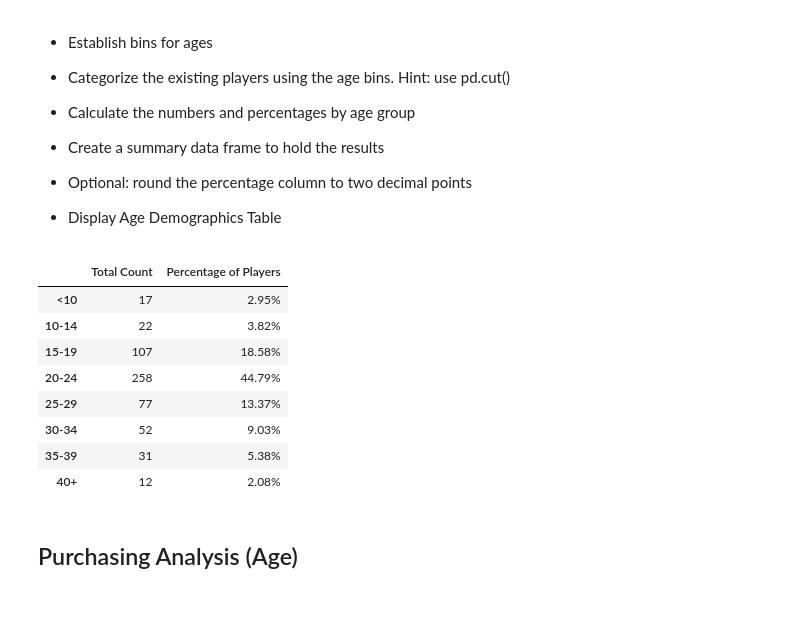
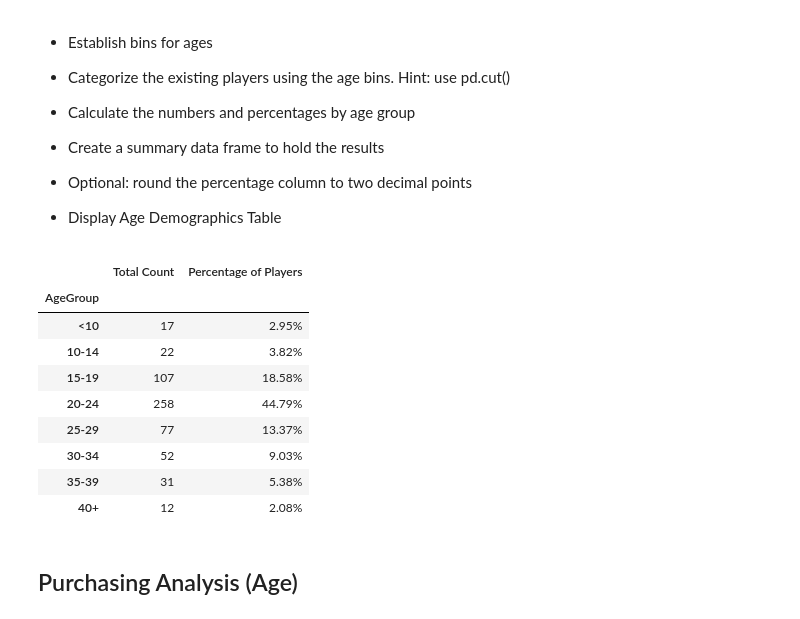
Before and after one commit to nstefanek/pandas-challenge, a Jupyter notebook: HereosOfPymoli_starter.ipynb, the cells around one changed output. Drawn from its saved outputs; the diff is of its cells as text; code cells hidden in the pictures.

```diff
--- a/HereosOfPymoli_starter.ipynb
+++ b/HereosOfPymoli_starter.ipynb
@@ -166,20 +170,40 @@ gender_purchases_summary_df
 
 
 * Display Age Demographics Table
-# %%
-#age bins
-age_bins = [0, 18, 24, 35, 50]
-age_range = []
-# %% [output]
-|  | Total Count | Percentage of Players |
-| <10 | 17 | 2.95% |
-| 10-14 | 22 | 3.82% |
-| 15-19 | 107 | 18.58% |
-| 20-24 | 258 | 44.79% |
-| 25-29 | 77 | 13.37% |
-| 30-34 | 52 | 9.03% |
-| 35-39 | 31 | 5.38% |
-| 40+ | 12 | 2.08% |
+# %%
+#create bins and groups
+bins = [0, 9, 14, 19, 24, 29, 34, 39, 50]
+groups = ["<10", "10-14", "15-19", "20-24", "25-29", "30-34", "35-39", "40+"]
+
+#add to data frame
+purchase_data["AgeGroup"] = pd.cut(purchase_data["Age"], bins, labels=groups)
+
+#group by age
+age_groups_df = purchase_data.groupby(["AgeGroup"])
+
+#calculate numbers and percentages
+age_count = age_groups_df["SN"].nunique()
+age_percentage = age_count / player_count * 100
+
+#dataframe
+age_df = pd.DataFrame({"Total Count": age_count,
+                      "Percentage of Players": age_percentage})
+
+#round to 2 decimals
+age_df["Percentage of Players"] = age_df["Percentage of Players"].map("{:.2f}%".format)
+
+age_df
+# %% [output]
+|  | Total Count | Percentage of Players |
+| AgeGroup |  |  |
+| <10 | 17 | 2.95% |
+| 10-14 | 22 | 3.82% |
+| 15-19 | 107 | 18.58% |
+| 20-24 | 258 | 44.79% |
+| 25-29 | 77 | 13.37% |
+| 30-34 | 52 | 9.03% |
+| 35-39 | 31 | 5.38% |
+| 40+ | 12 | 2.08% |
 # %% [markdown]
 ## Purchasing Analysis (Age)
 # %% [markdown]
```
Also changed, not shown: parts of 4 cells of this notebook.
